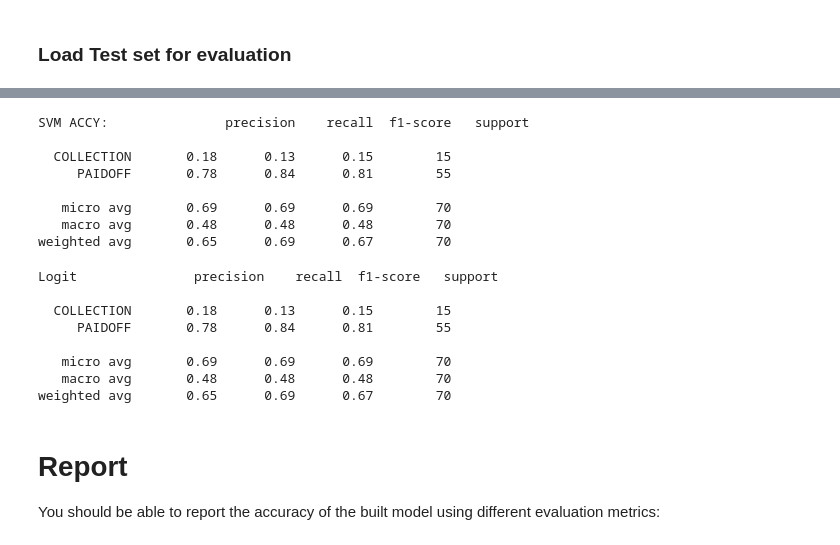
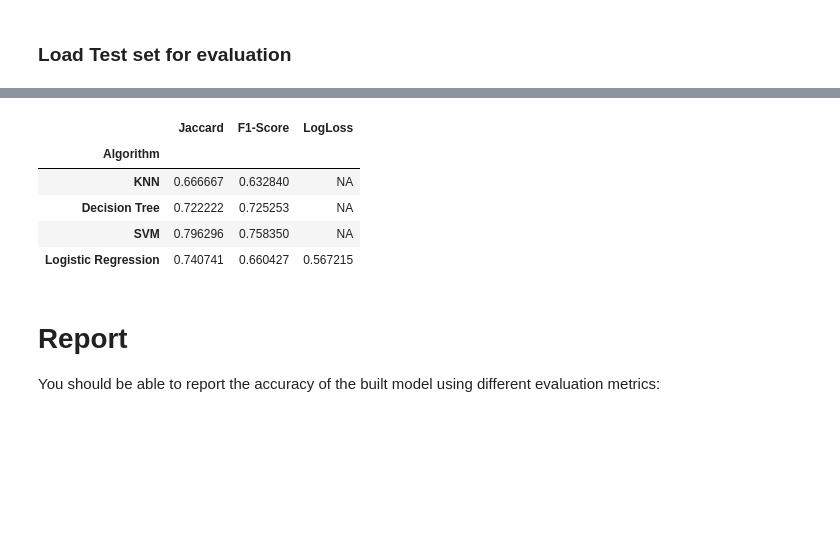
Before and after one commit to eramosnarvaez/IBM-Project, a Jupyter notebook: IBM Watson Final Project.ipynb, the cells around one changed output, grey strips where cells are left out. Cells and saved outputs as stored; diff of their text form; code cells hidden in the pictures; blank space fills up the shorter version.

```diff
--- a/IBM Watson Final Project.ipynb
+++ b/IBM Watson Final Project.ipynb
@@ -446,9 +411,12 @@ f1_score(y_test,yhat, average="weighted")
 # %% [markdown]
 # Logistic Regression
 # %%
-#Modelling
 from sklearn.linear_model import LogisticRegression
 from sklearn.metrics import confusion_matrix
+y = df['loan_status'].replace(to_replace=['PAIDOFF','COLLECTION'], value=[0,1]).values
+X_train, X_test, y_train, y_test = train_test_split( X, y, test_size=0.2, random_state=4)
 LR = LogisticRegression(C=0.01, solver='liblinear').fit(X_train,y_train)
-LR
+yhat = LR.predict(X_test)
+yhat_prob = LR.predict_proba(X_test)
+jaccard_similarity_score(y_test, yhat)
 # %% [output]
@@ -549,29 +461,48 @@ weighted avg       0.65      0.69      0.67        70
-# %%
-# for SVM
-classification_report(y_test,yhat )
-print('SVM ACCY:', classification_report(y_test, yhat))
-# %% [output]
-SVM ACCY:               precision    recall  f1-score   support
-
-  COLLECTION       0.18      0.13      0.15        15
-     PAIDOFF       0.78      0.84      0.81        55
-
-   micro avg       0.69      0.69      0.69        70
-   macro avg       0.48      0.48      0.48        70
-weighted avg       0.65      0.69      0.67        70
-# %%
-#for logit
-classification_report(y_test, yhat)
-print('Logit', classification_report(y_test, yhat))
-# %% [output]
-Logit               precision    recall  f1-score   support
-
-  COLLECTION       0.18      0.13      0.15        15
-     PAIDOFF       0.78      0.84      0.81        55
-
-   micro avg       0.69      0.69      0.69        70
-   macro avg       0.48      0.48      0.48        70
-weighted avg       0.65      0.69      0.67        70
+# %%
+test_df = pd.read_csv('loan_test.csv')
+test_df.head()
+test_df['due_date'] = pd.to_datetime(test_df['due_date'])
+test_df['effective_date'] = pd.to_datetime(test_df['effective_date'])
+test_df['dayofweek'] = test_df['effective_date'].dt.dayofweek
+test_df['weekend'] = test_df['dayofweek'].apply(lambda x: 1 if (x>3)  else 0)
+test_df['Gender'].replace(to_replace=['male','female'], value=[0,1],inplace=True)
+Feature_test = test_df[['Principal','terms','age','Gender','weekend']]
+Feature_test = pd.concat([Feature_test,pd.get_dummies(test_df['education'])], axis=1)
+Feature_test.drop(['Master or Above'], axis = 1,inplace=True)
+Xt = Feature_test
+Xt= preprocessing.StandardScaler().fit(Xt).transform(Xt)
+yt = test_df['loan_status'].values
+# %%
+ylog = test_df['loan_status'].replace(to_replace=['PAIDOFF','COLLECTION'], value=[0,1]).values
+ythat = neigh.predict(Xt)
+ytree = drugTree.predict(Xt)
+yvect = clf.predict(Xt)
+ylhat = LR.predict(Xt)
+ylhat_prob = LR.predict_proba(Xt)
+# %%
+NeighF1 = f1_score(yt,ythat,average = 'weighted')
+NeighJack = jaccard_similarity_score(yt, ythat)
+
+TreeF1 = f1_score(yt,ytree,average = 'weighted')
+TreeJack = jaccard_similarity_score(yt, ytree)
+
+VectF1 = f1_score(yt,yvect,average = 'weighted')
+VectJack = jaccard_similarity_score(yt, yvect)
+
+LogF1 = f1_score(ylog,ylhat,average = 'weighted')
+LogJack = jaccard_similarity_score(ylog, ylhat)
+Log = log_loss(ylog, ylhat_prob)
+# %%
+report = {'Algorithm': ['KNN','Decision Tree', 'SVM',' Logistic Regression'],'Jaccard': [NeighJack, TreeJack, VectJack, LogJack], 'F1-Score': [NeighF1, TreeF1,VectF1, LogF1], 'LogLoss':['NA','NA', 'NA', Log]}
+report = pd.DataFrame(data = report)
+report.set_index('Algorithm')
+# %% [output]
+|  | Jaccard | F1-Score | LogLoss |
+| Algorithm |  |  |  |
+| KNN | 0.666667 | 0.632840 | NA |
+| Decision Tree | 0.722222 | 0.725253 | NA |
+| SVM | 0.796296 | 0.758350 | NA |
+| Logistic Regression | 0.740741 | 0.660427 | 0.567215 |
 # %% [markdown]
 # Report
 You should be able to report the accuracy of the built model using different evaluation metrics:
```
Also changed, not shown: parts of 27 cells of this notebook.
